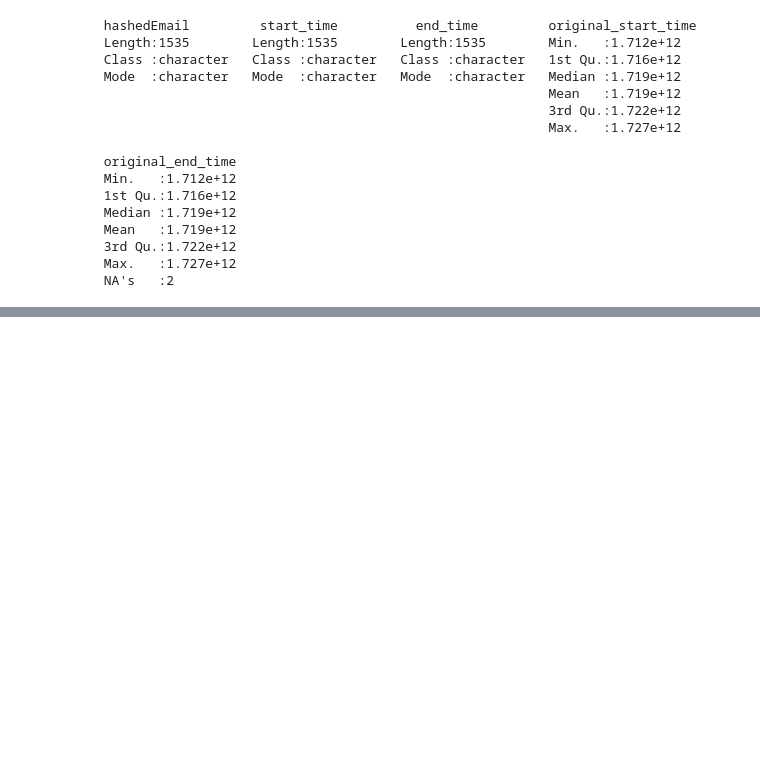
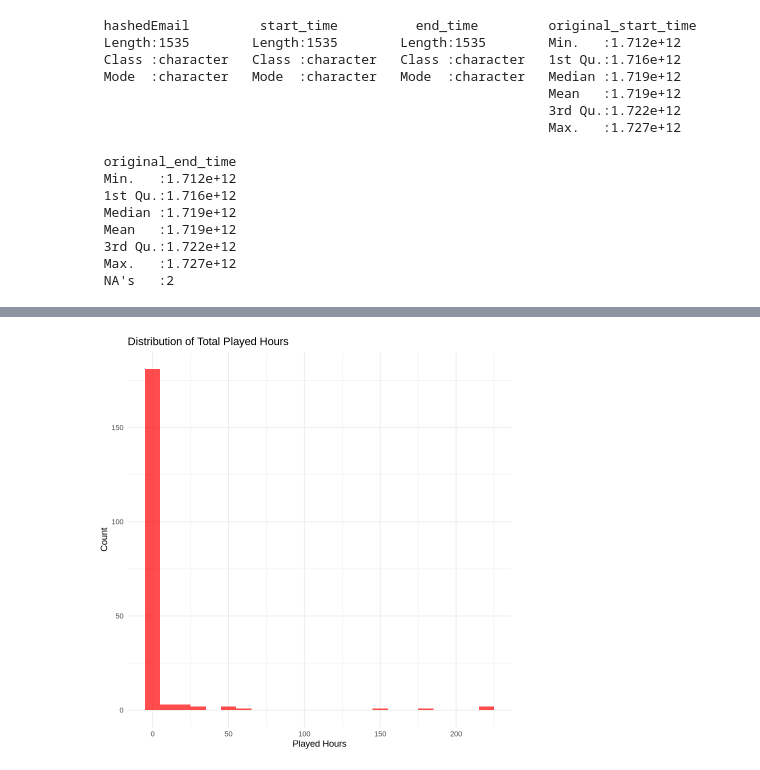
Before and after one commit to krt257/DsciProject, a Jupyter notebook: ProjectProposal.ipynb, the cells around one changed output, grey strips where cells are left out. Drawn from its saved outputs; the diff is of its cells as text; code cells hidden in the pictures; blank space fills up the shorter version.

```diff
--- a/ProjectProposal.ipynb
+++ b/ProjectProposal.ipynb
@@ -148,0 +216,7 @@ ERROR: Error in .local(x, ...): unused argument (origin = "1970-01-01")
+# %%
+ggplot(players_sessions, aes(x = played_hours)) +
+  geom_histogram(binwidth = 10, fill = "red", alpha = 0.7) +
+  labs(title = "Distribution of Total Played Hours", x = "Played Hours", y = "Count") +
+  theme_minimal()
+# %% [output]
+[figure, added]
```
Also changed, not shown: parts of 11 cells of this notebook.
